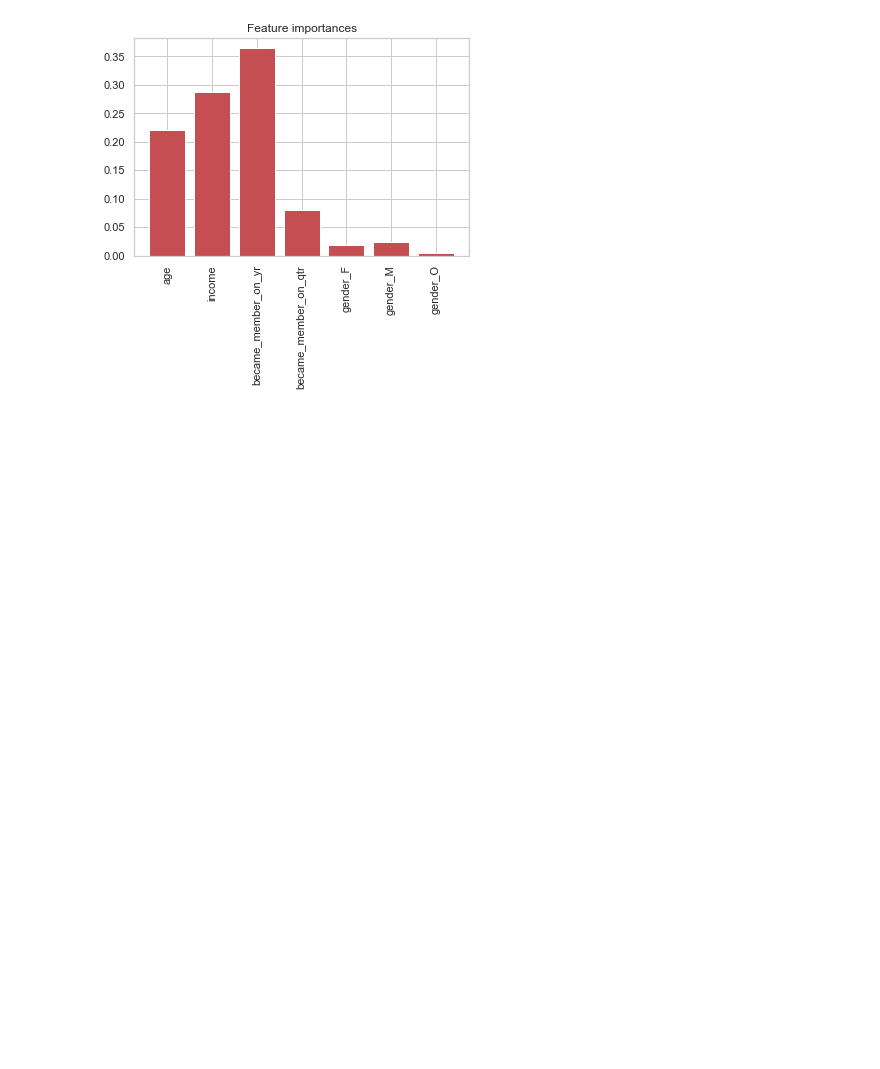
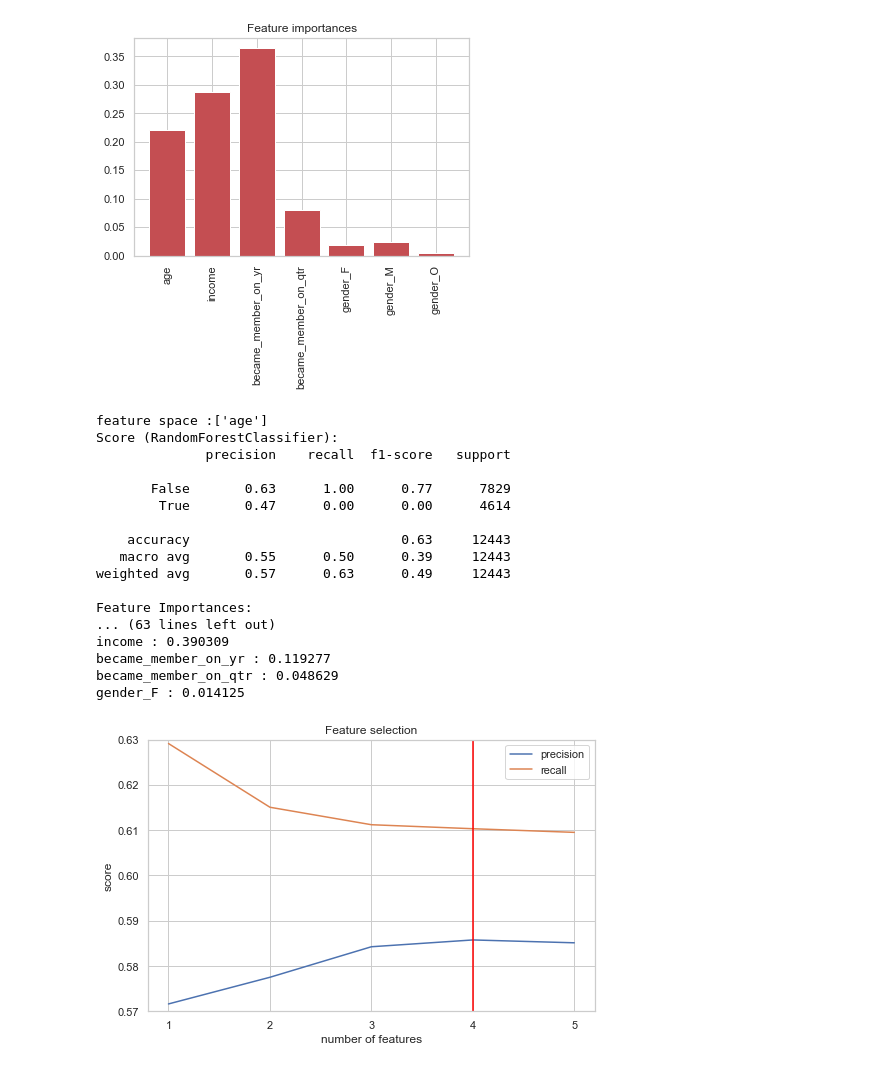
Before and after one commit to Nassim814/captsone_udacity_starbucks, a Jupyter notebook: Starbucks_Capstone_notebook.ipynb, the cells around one changed output. Drawn from its saved outputs; the diff is of its cells as text; code cells hidden in the pictures; blank space fills up the shorter version.

```diff
--- a/Starbucks_Capstone_notebook.ipynb
+++ b/Starbucks_Capstone_notebook.ipynb
@@ -963,7 +963,6 @@ def classifier_model(*args):
     rf.fit(X_train,Y_train)
     y_pred_test = rf.predict(X_test)
 
-    rf.score(X_test,Y_test)
 
     print("Score (RandomForestClassifier):")
     print(classification_report(Y_test, y_pred_test))
@@ -972,9 +971,13 @@ def classifier_model(*args):
     for f in range(len(X.columns)):
         print("%s : %f " % (X.columns[f],rf.feature_importances_[f]))
 
+    p = precision_score(Y_test,y_pred_test, average="weighted")
+    r = recall_score(Y_test,y_pred_test, average="weighted")
 
-    return
+    print("\n"+"parameters for the estimator:"+"\n"+ "%s"% rf.get_params(deep=True))
 
+
+    return p, r
 
 X = ["age","income",
                 "became_member_on_yr","became_member_on_qtr",
@@ -1131,3 +1132,58 @@ gender_F: (0.018643)
 gender_M: (0.023329)
 gender_O: (0.004509)
 [figure]
+# %%
+#Feature selection
+
+X = ["age","income",
+                "became_member_on_yr","became_member_on_qtr",
+                "gender_F"]
+
+#getting model scores for different number of features
+
+num_features = []
+precision = []
+recall = []
+
+#getting model scores for different number of features
+for f in range(len(X)):
+    print("\n"+"feature space :%s"% X[:f+1])
+    prec, rec = classifier_model(X[:f+1])
+    precision.append(prec)
+    recall.append(rec)
+
+
+
+#Plotting score against number of features
+fig,ax = plt.subplots(1,1, figsize=(8,5))
+
+plt.plot([1,2,3,4,5],precision, label ="precision");
+plt.plot([1,2,3,4,5],recall, label ="recall");
+
+
+ax.set_ylim(.57,.63)
+ax.set_xticks([1,2,3,4,5]);
+ax.axvline(4, color="red");
+ax.set_xlabel("number of features")
+ax.set_ylabel("score")
+ax.set_title("Feature selection")
+ax.legend();
+# %% [output]
+feature space :['age']
+Score (RandomForestClassifier):
+              precision    recall  f1-score   support
+
+       False       0.63      1.00      0.77      7829
+        True       0.47      0.00      0.00      4614
+
+    accuracy                           0.63     12443
+   macro avg       0.55      0.50      0.39     12443
+weighted avg       0.57      0.63      0.49     12443
+
+Feature Importances:
+... (63 lines left out)
+income : 0.390309
+became_member_on_yr : 0.119277
+became_member_on_qtr : 0.048629
+gender_F : 0.014125
+[figure, added]
```
Also changed, not shown: parts of 5 cells of this notebook.
